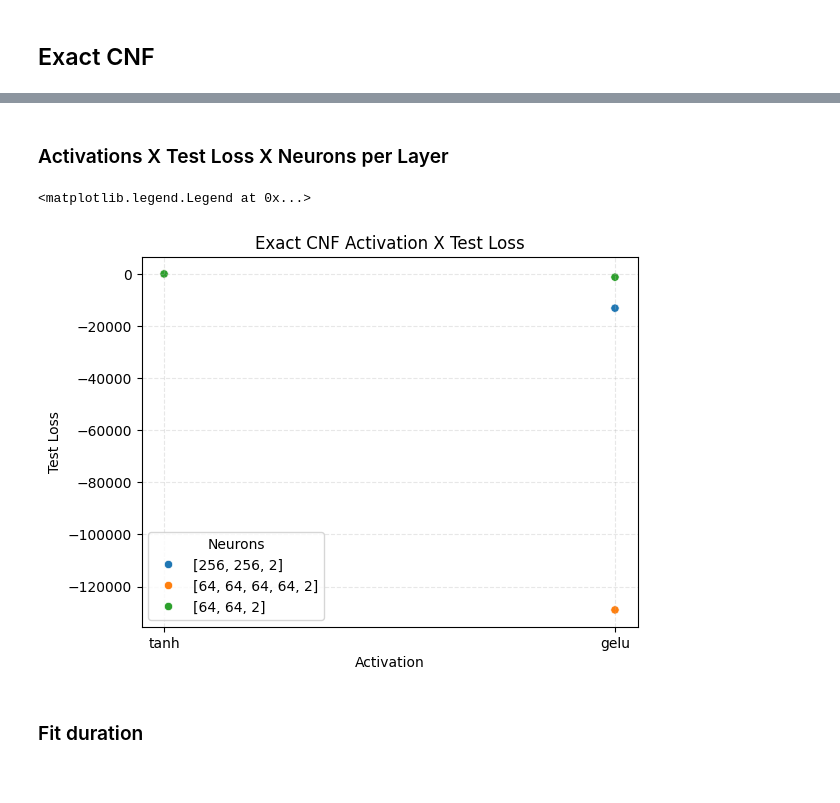
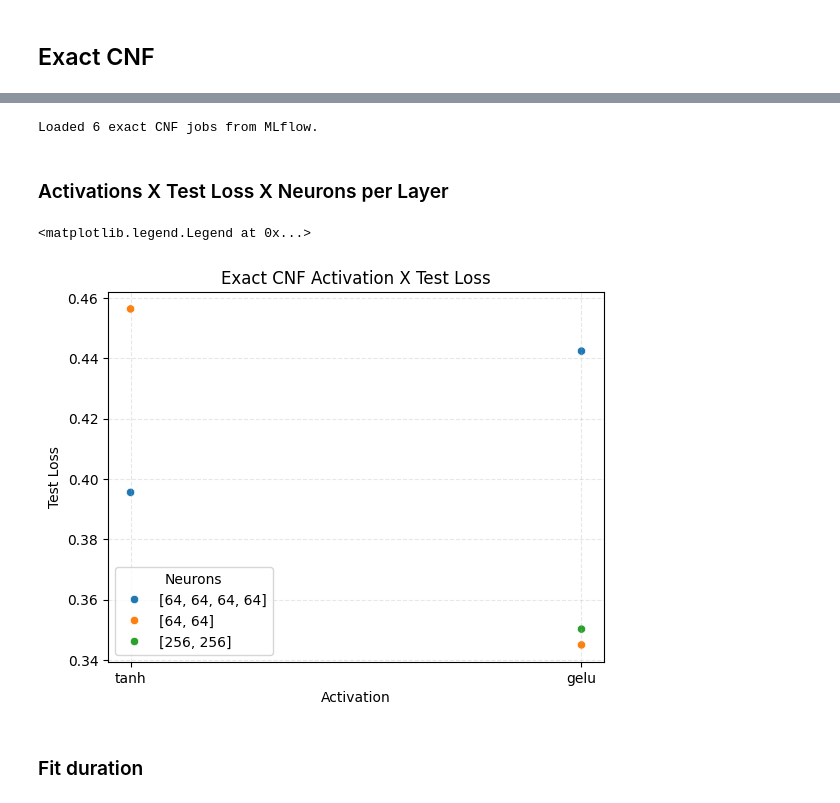
Before and after one commit to lucasbanunes/even-flow-pearl-jam.mp3, a Jupyter notebook: 02_cnf_trace_computation.ipynb, the cells around one changed output, grey strips where cells are left out. Drawn from its saved outputs; the diff is of its cells as text; code cells hidden in the pictures.

Commit message:
Fixes issue where models would not load properly

```diff
--- a/02_cnf_trace_computation.ipynb
+++ b/02_cnf_trace_computation.ipynb
@@ -292,6 +253,6 @@ fig.tight_layout()
 # %% [markdown]
 ## Exact CNF
 # %%
-experiment_name = 'Moons Exact CNF 2'
+experiment_name = 'Moons Zuko CNF Exact'
 mlflow.set_experiment(experiment_name)
 # %% [output]
@@ -376,8 +356,5 @@ SystemExit: 1
 experiment = mlflow.get_experiment_by_name(experiment_name)
 exact_cnf_runs_df = mlflow.search_runs(experiment_ids=[experiment.experiment_id])
 exact_cnf_runs_df = exact_cnf_runs_df[exact_cnf_runs_df['status'] == 'FINISHED']
-exact_cnf_runs_df['params.model.vector_field.activations'] = exact_cnf_runs_df['params.model.vector_field.activations'].apply(
-    lambda x: json.loads(x)[0]
-)
 exact_cnf_runs_df
 # %% [output]
@@ -413,24 +389,32 @@ for i, col in enumerate(exact_cnf_runs_df.columns):
+# %%
+exact_cnf_jobs = [
+    MoonsZukoCNFJob.from_mlflow_run_id(run_id=row['run_id'])
+    for _, row in exact_cnf_runs_df.iterrows()
+]
+print(f'Loaded {len(exact_cnf_jobs)} exact CNF jobs from MLflow.')
+# %% [output]
+Loaded 6 exact CNF jobs from MLflow.
 # %% [markdown]
 ### Activations X Test Loss X Neurons per Layer
 # %%
 fig, ax = plt.subplots()
 ax.grid(alpha=.3, linestyle='--')
 sns.scatterplot(
     y='metrics.test.loss',
-    x='params.model.vector_field.activations',
+    x='params.model.activation',
     data=exact_cnf_runs_df,
-    hue='params.model.vector_field.neurons_per_layer',
+    hue='params.model.hidden_features',
     ax=ax
 )
 ax.set(
     xlabel='Activation',
     ylabel='Test Loss',
     title='Exact CNF Activation X Test Loss'
 )
 ax.legend(title='Neurons')
 # %% [output]
 <matplotlib.legend.Legend at 0x...>
-[figure, old version]
+[figure, new version]
 # %% [markdown]
 ### Fit duration
 # %%
```
Also changed, not shown: parts of 18 cells of this notebook, 16 other files.
